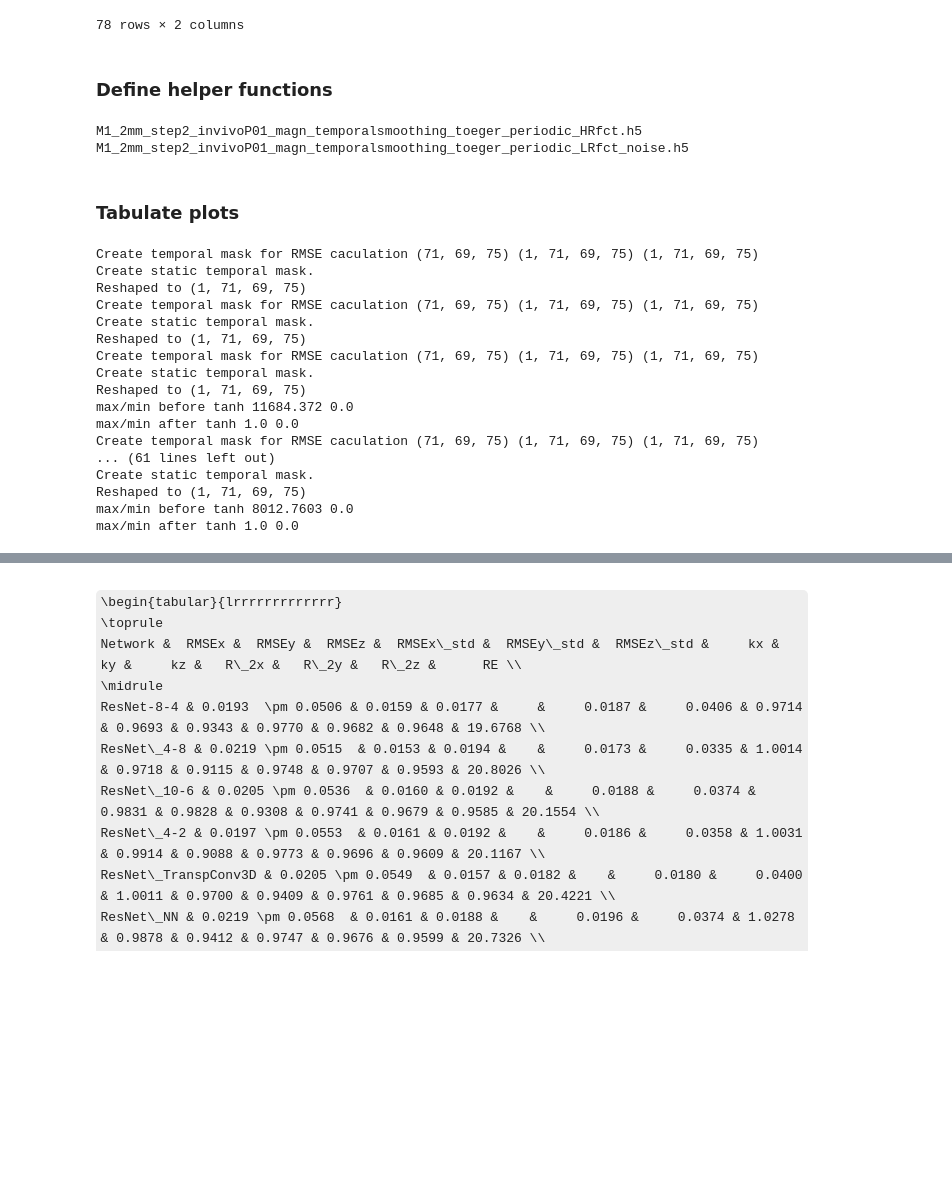
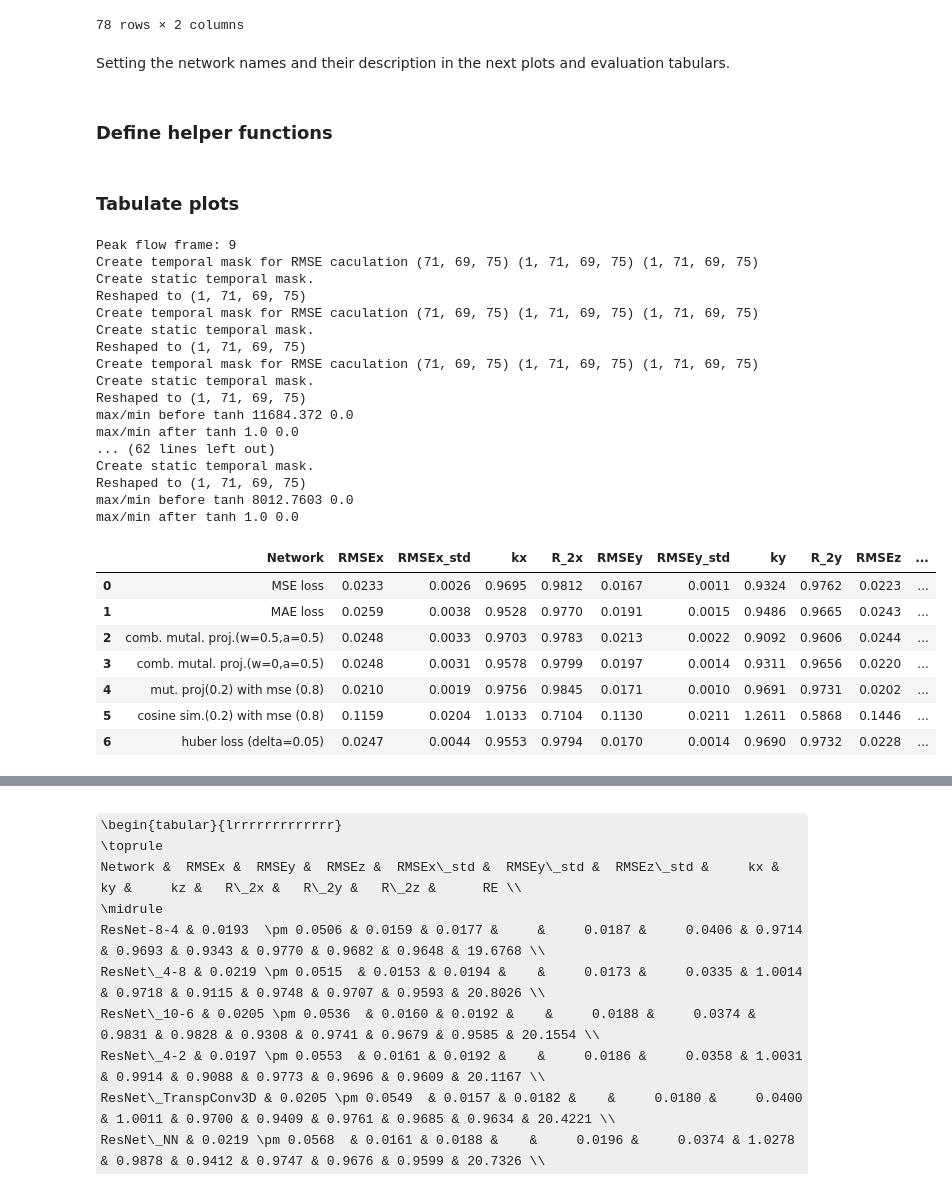
Before and after one commit to PiaaCaa/4DFlowNet, a Jupyter notebook: src/notebooks/evaluate_comparison_networks.ipynb, the cells around one changed output, grey strips where cells are left out. Saved outputs shown, nothing was run; the diff lists cells and outputs as text; code cells hidden in the pictures; some formulas as TeX source; blank space fills up the shorter version.

```diff
--- a/src/notebooks/evaluate_comparison_networks.ipynb
+++ b/src/notebooks/evaluate_comparison_networks.ipynb
@@ -40,6 +42,8 @@ display(df1)
 | 76 | Temporal4DFlowNet_20240119-1420 | Swap training and validation file... |
 | 77 | Temporal4DFlowNet_20240124-1341 | Test L1 loss |
 78 rows × 2 columns
+# %% [markdown]
+Setting the network names and their description in the next plots and evaluation tabulars.
 # %%
 # 20230407-2246
 # model_names  = ['20230301-1641', '20230301-1654', '20230301-1704', '20230305-1001', '20230305-1002', '20230305-1008', '20230305-1107'     , '20230306-1120']
@@ -88,15 +92,13 @@ if not os.path.isdir(eval_dir): os.makedirs(eval_dir)
 
 
 inbetween_string = ''
-if use_dyn_mask:
-    inbetween_string = '_dynamic'
+if use_dyn_mask: inbetween_string = '_dynamic'
 
 #filenames
 lr_filename = f'M{data_model}_2mm_step{step}_invivoP01_magn_temporalsmoothing_toeger_periodic_LRfct_noise.h5'
 gt_filename = f'M{data_model}_2mm_step{step}_invivoP01_magn_temporalsmoothing_toeger_periodic_HRfct.h5'
 # gt_filename = f'M{data_model}_2mm_step{step}_static{inbetween_string}.h5' #f'M{data_model}_2mm_step{step}_invivoP02_magnitude.h5'#f'M{data_model}_2mm_step{step}_static{inbetween_string}.h5'
 # lr_filename = f'M{data_model}_2mm_step{step}_static{inbetween_string}_noise.h5'#f'M{data_model}_2mm_step{step}_invivoP02_magnitude_noisy.h5'#f'M{data_model}_2mm_step{step}_static{inbetween_string}_noise.h5'
-# result_filename = f'{set_name}set_result_model{data_model}_2mm_step{step}_{model_name[-4::]}_temporal{ending_file}.h5' #_newpadding
 
 # Setting up
 gt_filepath = '{}/{}'.format(gt_dir, gt_filename)
@@ -113,7 +115,7 @@ if lr['u'].shape[0] == gt['u'].shape[0]:
         lr[vel] = lr[vel][offset::2, :, :, :]
 
 
-# add information considering only the fluid regions
+# add information considering only the fluid regions and set regions outside the mask to zero
 for vel in vel_colnames:
     lr[f'{vel}_fluid'] = np.multiply(lr[vel], gt['mask'][offset::2])
     gt[f'{vel}_fluid'] = np.multiply(gt[vel], gt['mask'])
@@ -131,8 +133,11 @@ if load_interpolation:
     interpolate_cubic = load_vel_interpolation({},lr, f'{result_dir}/interpolation/{lr_filename}_interpolate_cubic.h5', 'cubic', gt['mask'], vel_colnames, savefile = False)
     interpolate_sinc = load_vel_interpolation({},lr, f'{result_dir}/interpolation/{lr_filename}_interpolate_sinc.h5', 'sinc', gt['mask'], vel_colnames, savefile = False)
 
+# this is the syntax how most of the prediction files are names, and can be adapted for other nameconventions
+def get_pred_filepath(model_name, set_name, data_model, step, ending_file = ''):
+    return f'{result_dir}Temporal4DFlowNet_{model_name}/{set_name}set_result_model{data_model}_2mm_step{step}_{model_name[-4::]}_temporal{ending_file}.h5'
 
-def get_evaluation_metrics(results, prediction, ground_truth,temporal_mask, t_peak_flow):
+def get_RMSE_k_R2(results, prediction, ground_truth,temporal_mask, t_peak_flow):
     '''
     Append error variables RMSE (avg and std), k, r'2,  into dict
     '''
@@ -149,8 +154,6 @@ def get_evaluation_metrics(results, prediction, ground_truth,temporal_mask, t_pe
     results['RE'].append(calculate_relative_error_normalized(prediction["u"], prediction["v"], prediction["w"], ground_truth["u"], ground_truth["v"] , ground_truth["w"], ground_truth["mask"])[t_peak_flow])
 
     return results
-# %% [output]
-M1_2mm_step2_invivoP01_magn_temporalsmoothing_toeger_periodic_HRfct.h5 M1_2mm_step2_invivoP01_magn_temporalsmoothing_toeger_periodic_LRfct_noise.h5
 # %% [markdown]
 ### Tabulate plots
 # %%
@@ -169,50 +172,58 @@ if peak_flow_frame%2 == 0:
 if True:
     ending_file = ''
     for m_name, t_name in zip(model_names, tabular_names):
-        result_filename = f'Temporal4DFlowNet_{m_name}/{set_name}set_result_model{data_model}_2mm_step{step}_{m_name[-4::]}_temporal{ending_file}.h5' #_newpadding
+        result_filename = get_pred_filepath(m_name, set_name, data_model, step) #_newpadding
 
-        pred = load_velocity_data(f'{result_dir}{result_filename}', {}, ['u_combined', 'v_combined', 'w_combined'], load_mask = False)
+        pred = load_velocity_data(result_filename, {}, ['u_combined', 'v_combined', 'w_combined'], load_mask = False)
         for vel in vel_colnames:
             pred[f'{vel}_fluid'] = np.multiply(pred[vel], gt['mask'])
         dict_results['Network'].append(t_name)
-        dict_results = get_evaluation_metrics(dict_results,pred,gt, gt['mask'],peak_flow_frame) #evaluate
+        dict_results = get_RMSE_k_R2(dict_results,pred,gt, gt['mask'],peak_flow_frame) #evaluate
 
 gt['mean_speed'] = calculate_mean_speed(gt["u_fluid"], gt["v_fluid"] , gt["w_fluid"], gt["mask"])
 
 # load interpolation files and evaulate those with given data
 if load_interpolation:
     interpolate_linear, interpolate_cubic, interpolate_NN = load_interpolation(data_model, step,lr, gt, use_dynamical_mask = use_dyn_mask)
 
     dict_results['Network'].append('Linear interpolation')
-    dict_results = get_evaluation_metrics(dict_results,interpolate_linear,gt,gt['mask'], peak_flow_frame)
+    dict_results = get_RMSE_k_R2(dict_results,interpolate_linear,gt,gt['mask'], peak_flow_frame)
 
     dict_results['Network'].append('Cubic interpolation')
-    dict_results = get_evaluation_metrics(dict_results,interpolate_cubic,gt,gt['mask'], peak_flow_frame)
+    dict_results = get_RMSE_k_R2(dict_results,interpolate_cubic,gt,gt['mask'], peak_flow_frame)
 
     rel_error_lin_interpolation =   calculate_relative_error_normalized(interpolate_linear["u"], interpolate_linear["v"], interpolate_linear["w"], gt["u"], gt["v"] , gt["w"], gt["mask"])
     rel_error_cubic_interpolation = calculate_relative_error_normalized(interpolate_cubic["u"], interpolate_cubic["v"], interpolate_cubic["w"], gt["u"], gt["v"] , gt["w"], gt["mask"])
 
 
 r_dt = pd.DataFrame(dict_results).round(4)
 display(r_dt)
 # %% [output]
+Peak flow frame: 9
 Create temporal mask for RMSE caculation (71, 69, 75) (1, 71, 69, 75) (1, 71, 69, 75)
 Create static temporal mask.
 Reshaped to (1, 71, 69, 75)
 Create temporal mask for RMSE caculation (71, 69, 75) (1, 71, 69, 75) (1, 71, 69, 75)
 Create static temporal mask.
 Reshaped to (1, 71, 69, 75)
 Create temporal mask for RMSE caculation (71, 69, 75) (1, 71, 69, 75) (1, 71, 69, 75)
 Create static temporal mask.
 Reshaped to (1, 71, 69, 75)
 max/min before tanh 11684.372 0.0
 max/min after tanh 1.0 0.0
-Create temporal mask for RMSE caculation (71, 69, 75) (1, 71, 69, 75) (1, 71, 69, 75)
-... (61 lines left out)
+... (62 lines left out)
 Create static temporal mask.
 Reshaped to (1, 71, 69, 75)
 max/min before tanh 8012.7603 0.0
 max/min after tanh 1.0 0.0
+|  | Network | RMSEx | RMSEx_std | kx | R_2x | RMSEy | RMSEy_std | ky | R_2y | RMSEz | ... |
+| 0 | MSE loss | 0.0233 | 0.0026 | 0.9695 | 0.9812 | 0.0167 | 0.0011 | 0.9324 | 0.9762 | 0.0223 | ... |
+| 1 | MAE loss | 0.0259 | 0.0038 | 0.9528 | 0.9770 | 0.0191 | 0.0015 | 0.9486 | 0.9665 | 0.0243 | ... |
+| 2 | comb. mutal. proj.(w=0.5,a=0.5) | 0.0248 | 0.0033 | 0.9703 | 0.9783 | 0.0213 | 0.0022 | 0.9092 | 0.9606 | 0.0244 | ... |
+| 3 | comb. mutal. proj.(w=0,a=0.5) | 0.0248 | 0.0031 | 0.9578 | 0.9799 | 0.0197 | 0.0014 | 0.9311 | 0.9656 | 0.0220 | ... |
+| 4 | mut. proj(0.2) with mse (0.8) | 0.0210 | 0.0019 | 0.9756 | 0.9845 | 0.0171 | 0.0010 | 0.9691 | 0.9731 | 0.0202 | ... |
+| 5 | cosine sim.(0.2) with mse (0.8) | 0.1159 | 0.0204 | 1.0133 | 0.7104 | 0.1130 | 0.0211 | 1.2611 | 0.5868 | 0.1446 | ... |
+| 6 | huber loss (delta=0.05) | 0.0247 | 0.0044 | 0.9553 | 0.9794 | 0.0170 | 0.0014 | 0.9690 | 0.9732 | 0.0228 | ... |
 # %%
 # rearange columns for better readability and print for latex
 rearaanged_columns = ['Network', 'RMSEx','RMSEx_std', 'RMSEy','RMSEy_std', 'RMSEz',   'RMSEz_std', 'kx', 'ky', 'kz', 'R_2x', 'R_2y', 'R_2z', 'RE']
```
Also changed, not shown: parts of 25 cells of this notebook, 1 other file.
